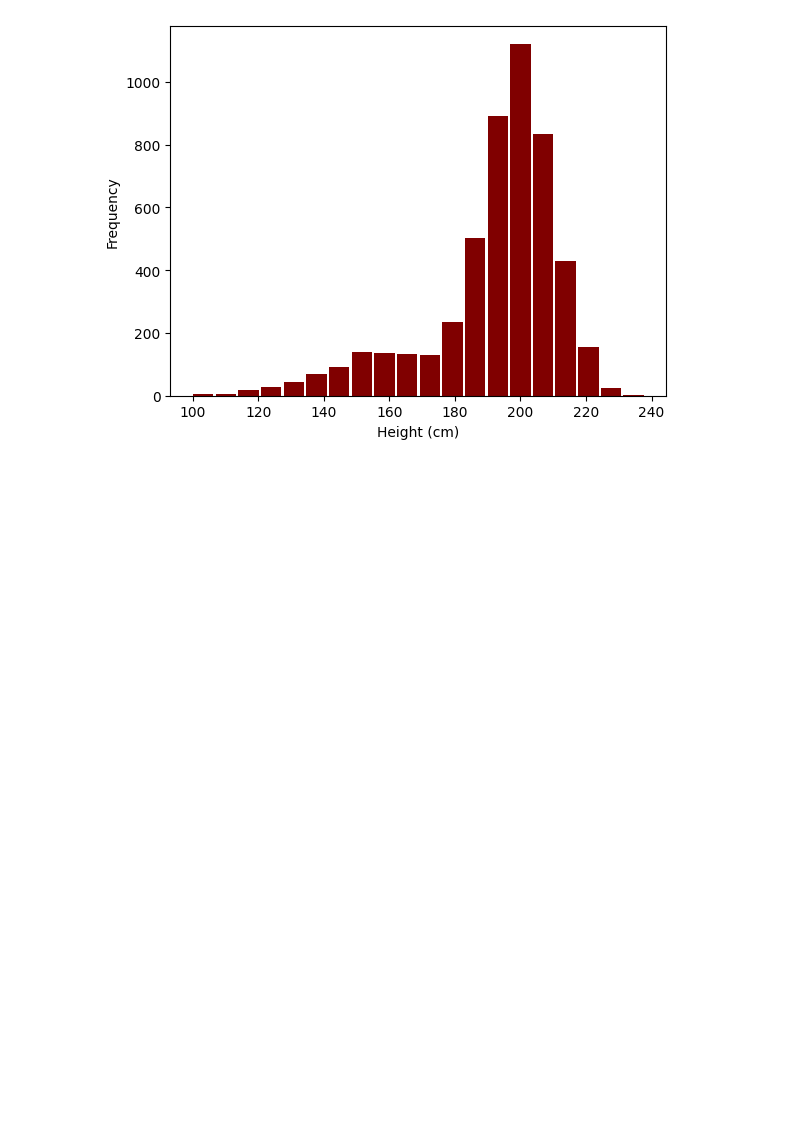
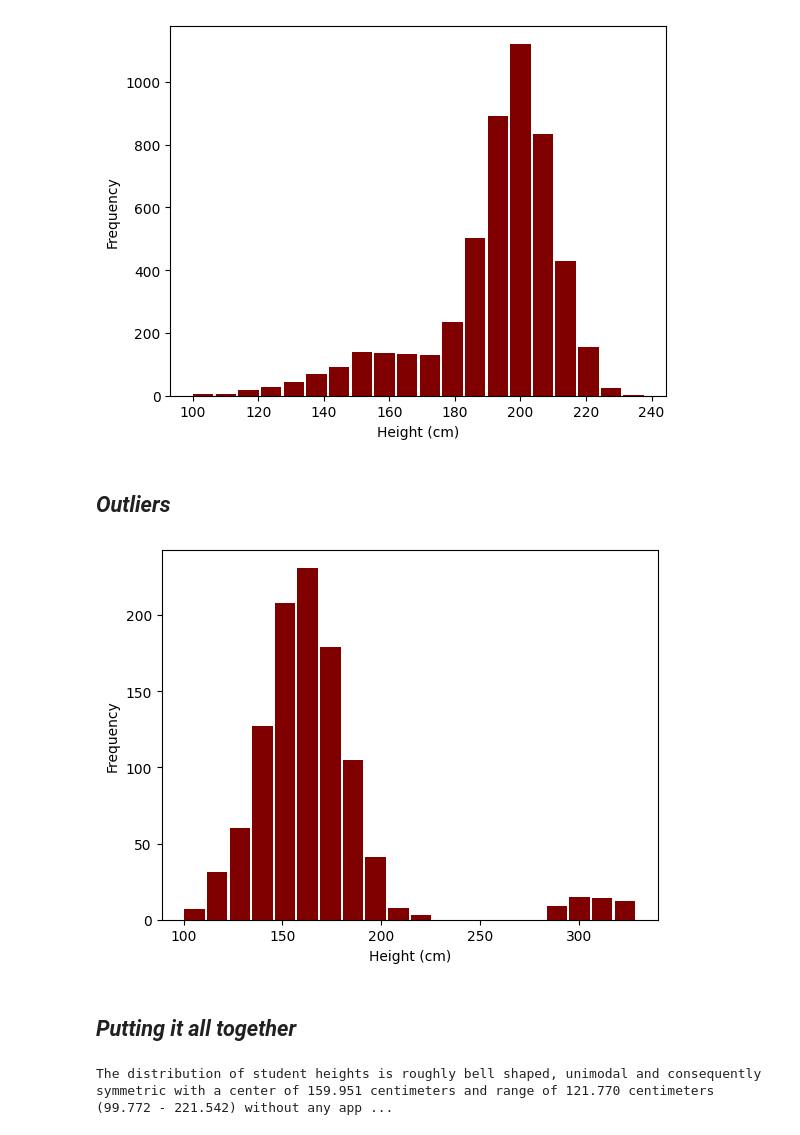
Before and after one commit to anoban/Understanding-and-Visualizing-Data-with-Python, a Jupyter notebook: anoban/Quantitative Data.ipynb, the cells around one changed output. Saved outputs shown, nothing was run; the diff lists cells and outputs as text; code cells hidden in the pictures; blank space fills up the shorter version.

```diff
--- a/anoban/Quantitative Data.ipynb
+++ b/anoban/Quantitative Data.ipynb
@@ -79,3 +106,23 @@ plt.show()
 # Skew is where the tail of the histogram is.
 # If the tail is on the left side, it is said to be left skewed.
 # If the tail is one the right side, it is said to be right skewed.
+# %% [markdown]
+## ___Outliers___
+# %%
+x = np.random.randint(290, 330, size = 50)
+outliers = np.append(heights, x)
+# %%
+plt.hist(outliers, bins = 20, rwidth = 0.9, color = "maroon")
+plt.xlabel("Height (cm)")
+plt.ylabel("Frequency")
+plt.show()
+# %% [output]
+[figure, added]
+# %% [markdown]
+## ___Putting it all together___
+# %%
+print(f"""The distribution of student heights is roughly bell shaped, unimodal and consequently symmetric with a center of \
+{heights.mean():.3f} centimeters and range of {(heights.max() - heights.min()):.3f} centimeters ({heights.min():.3f} - {heights.max():.3f}) \
+without any apparent outliers.""")
+# %% [output]
+The distribution of student heights is roughly bell shaped, unimodal and consequently symmetric with a center of 159.951 centimeters and range of 121.770 centimeters (99.772 - 221.542) without any app ...
```
Also changed, not shown: parts of 6 cells of this notebook.
